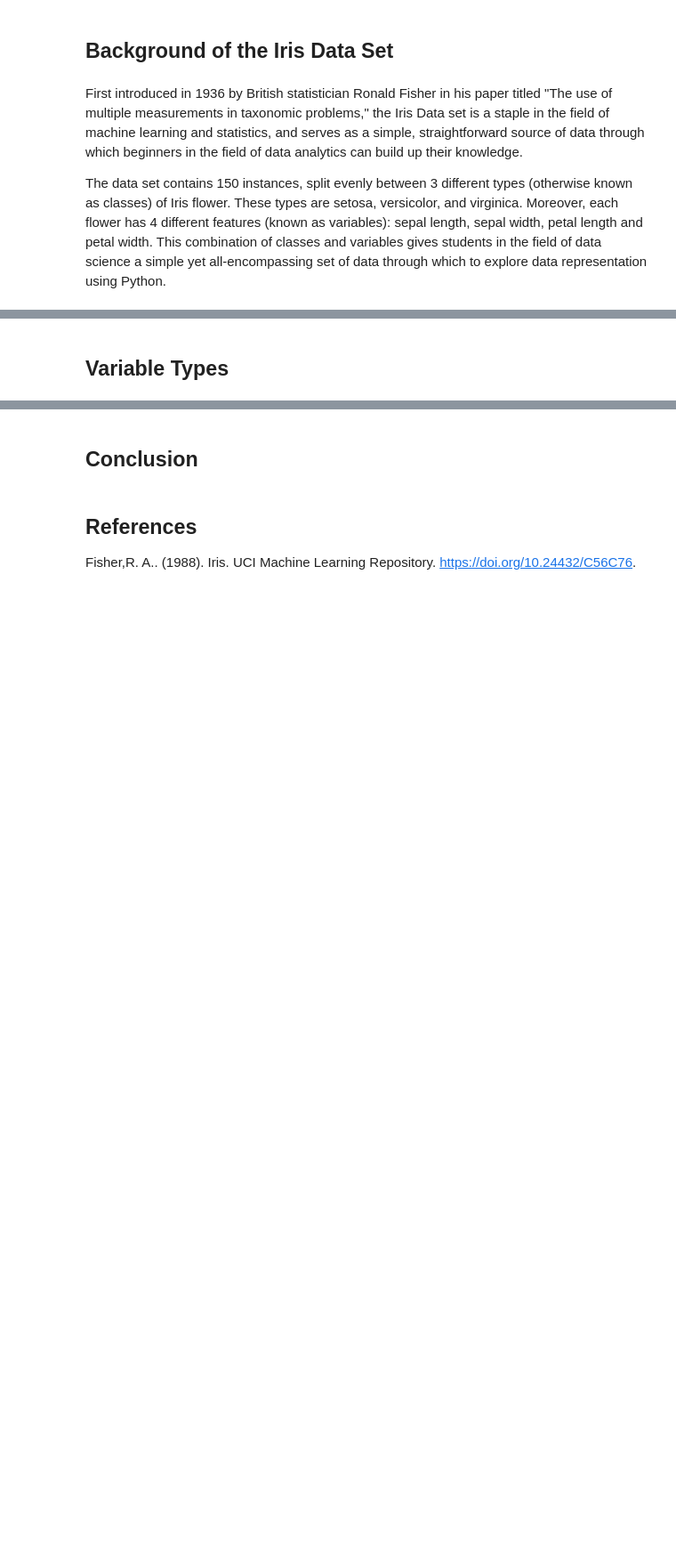
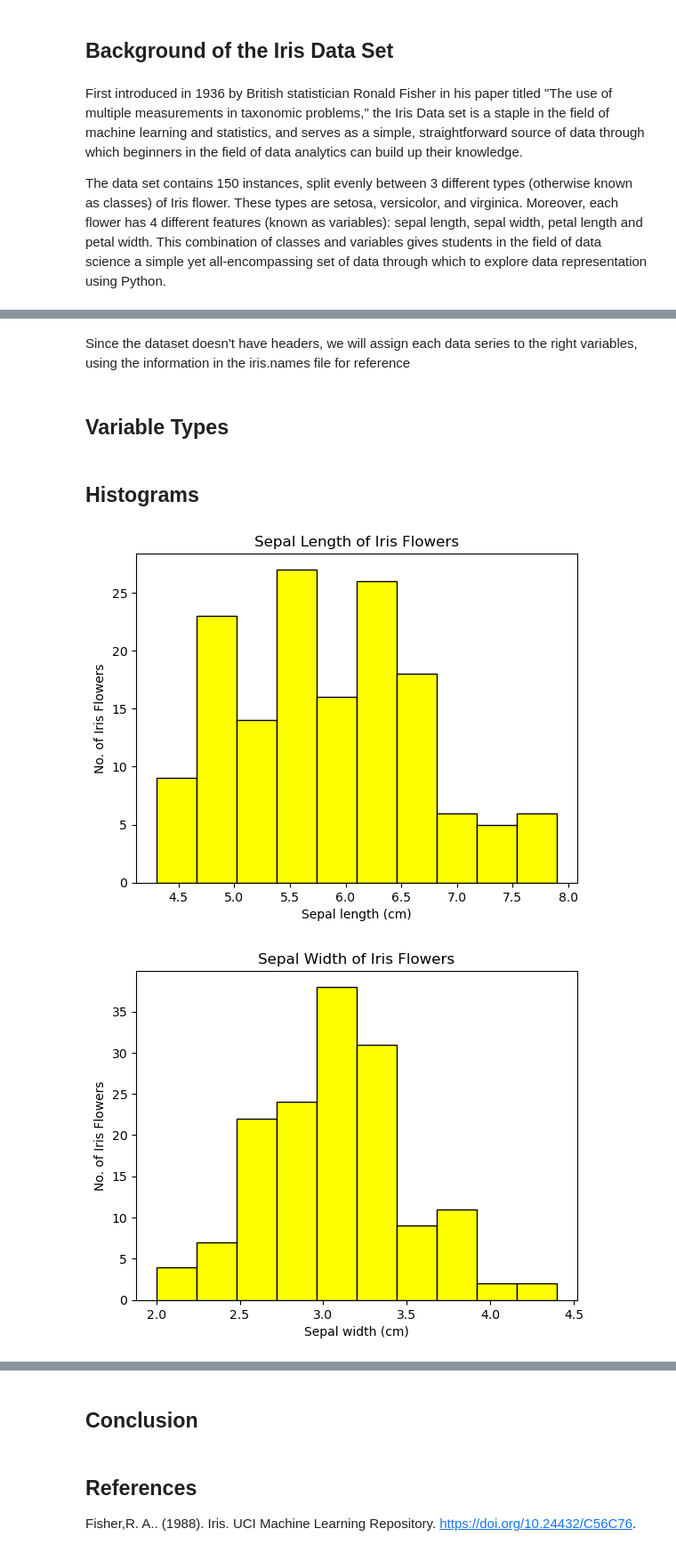
Before and after one commit to MylesHenehan/pands-project, a Jupyter notebook: analysis.ipynb, the cells around one changed output, grey strips where cells are left out. Shown at 89% size. Saved outputs shown, nothing was run; the diff lists cells and outputs as text; code cells hidden in the pictures; blank space fills up the shorter version.

Commit message:
Creating a separate functions file, writing to txt file with variable info

```diff
--- a/analysis.ipynb
+++ b/analysis.ipynb
@@ -13,0 +18,4 @@ The data set contains 150 instances, split evenly between 3 different types (oth
+# %%
+file = 'iris/iris.data'
+df = pd.read_csv(file, header=None)
+print(df)
@@ -14,2 +37,12 @@ The data set contains 150 instances, split evenly between 3 different types (oth
+# %% [markdown]
+Since the dataset doesn't have headers, we will assign each data series to the right variables, using the information in the iris.names file for reference
+# %%
+sepallen = df[0]
+sepalwidth = df[1]
+petallen = df[2]
+petalwidth = df[3]
+species = df[4]
+
+variables = {sepallen, sepalwidth, petallen, petalwidth}
 # %% [markdown]
 ## Variable Types
@@ -15,0 +67,19 @@ The data set contains 150 instances, split evenly between 3 different types (oth
+# %% [markdown]
+## Histograms
+# %%
+from irisfunctions import irisdatahist
+
+#Sepal Length
+irisdatahist(sepallen, 'Sepal length (cm)', 'Sepal Length of Iris Flowers', 'sepallen_histogram.png')
+
+# Sepal Width
+irisdatahist(sepalwidth, 'Sepal width (cm)', 'Sepal Width of Iris Flowers', 'sepalwidth_histogram.png')
+
+# Petal Length
+irisdatahist(petallen, 'Petal length (cm)', 'Petal Length of Iris Flowers', 'petallen_histogram.png')
+
+# Petal Width
+irisdatahist(petalwidth, 'Petal width (cm)', 'Petal Width of Iris Flowers', 'petalwidth_histogram.png')
+# %% [output]
+[figure, added]
+[figure, added]
```
Also changed, not shown: parts of 19 cells of this notebook, 6 other files.
